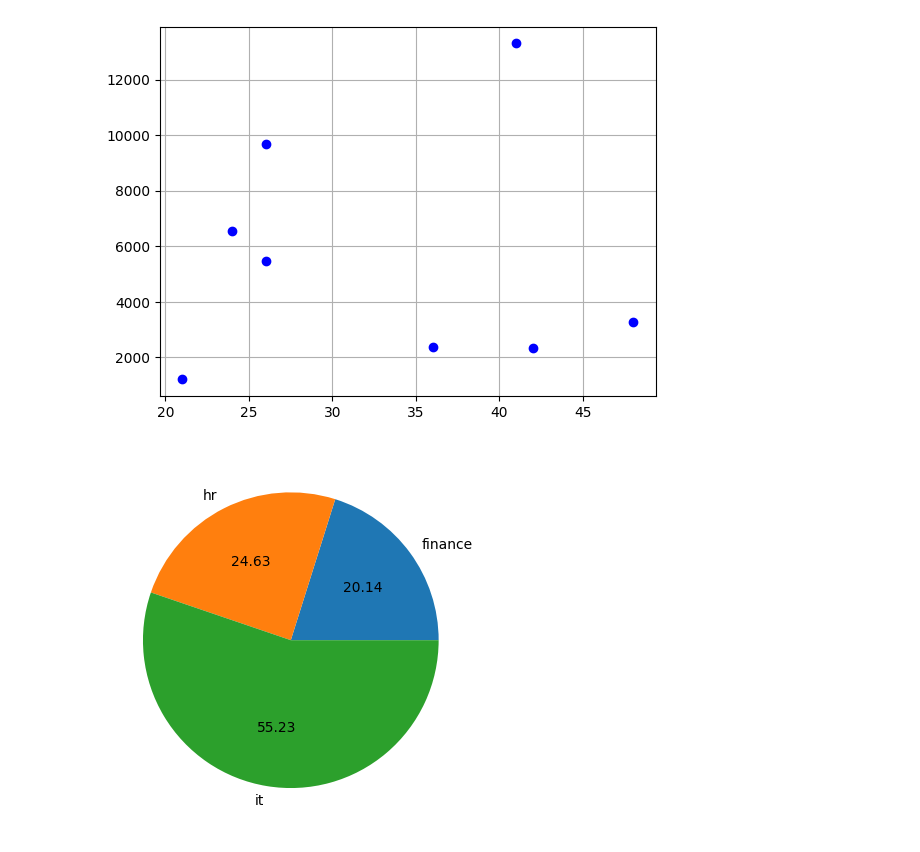
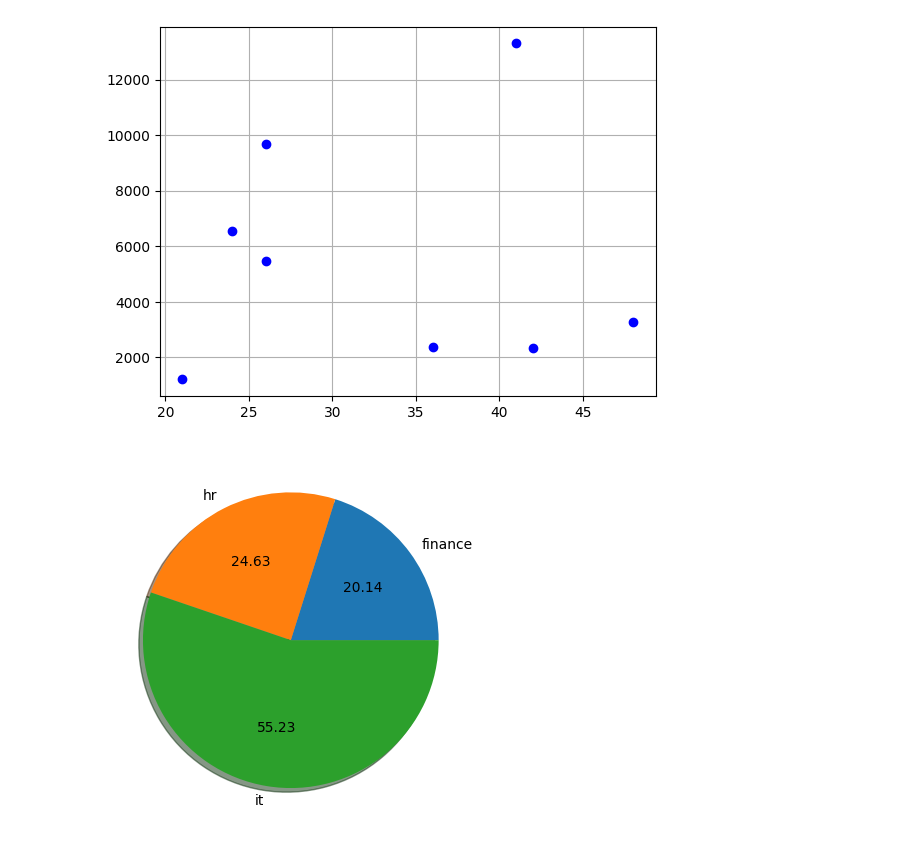
Before and after one commit to AVK48/AI-ML-JOURNEY, a Jupyter notebook: matplotlib_2.ipynb, the cells around one changed output. Drawn from its saved outputs; the diff is of its cells as text; code cells hidden in the pictures.

```diff
--- a/matplotlib_2.ipynb
+++ b/matplotlib_2.ipynb
@@ -106,7 +106,7 @@ plt.show()
 # %%
 salary_by_dept = df.groupby('dept')['Salary'].sum()
 salary_by_dept
-plt.pie(salary_by_dept, labels = salary_by_dept.index, autopct = '%1.2f')
+plt.pie(salary_by_dept, labels = salary_by_dept.index, autopct = '%1.2f', shadow = True)
 plt.show()
 # %% [output]
-[figure, old version]
+[figure, new version]
```
Also changed, not shown: parts of 3 cells of this notebook.
